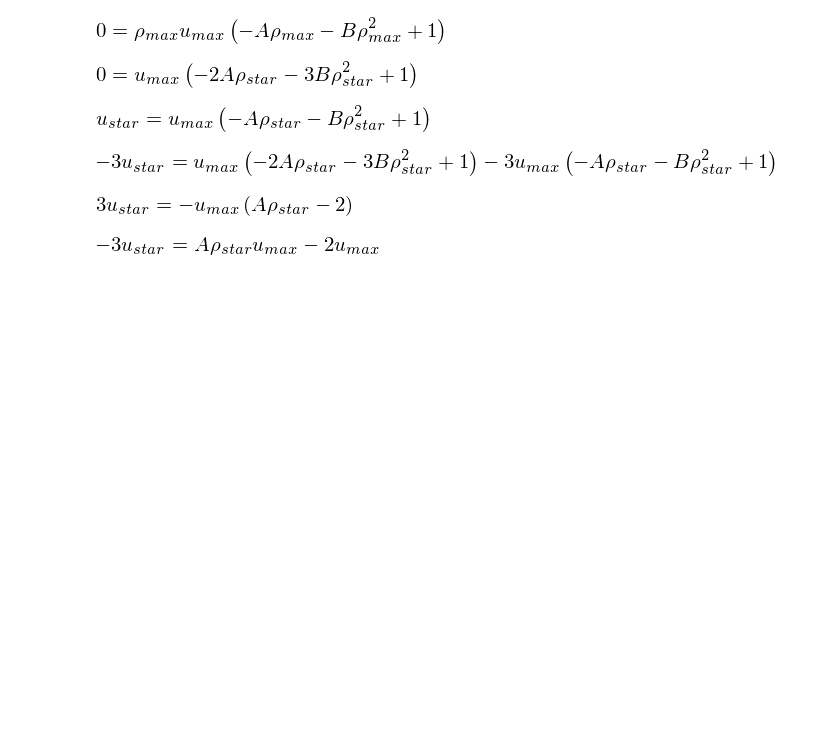
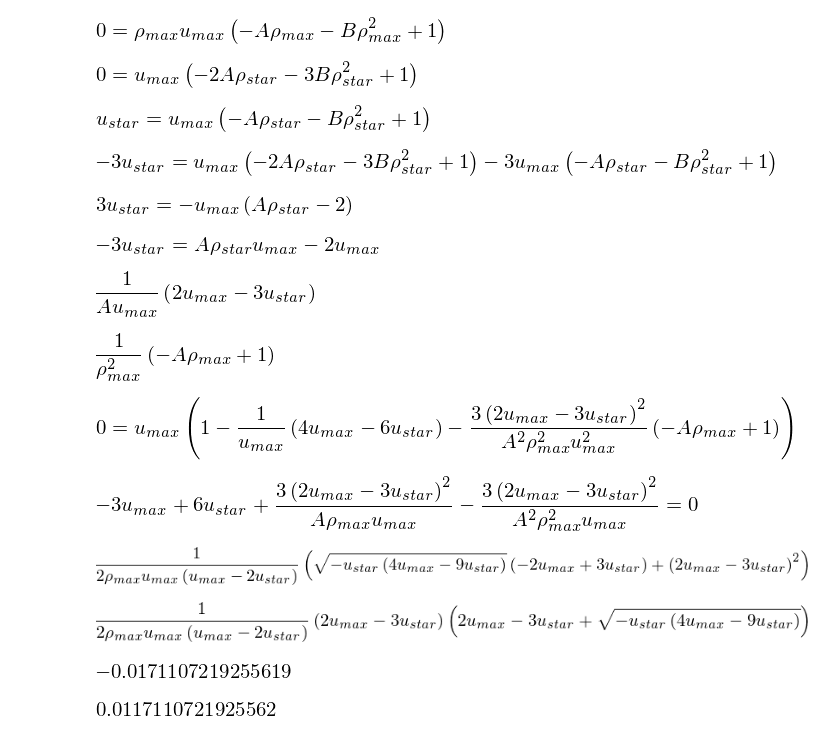
Before and after one commit to iamisrapel/MAE6286, a Jupyter notebook: 0303_sympy_solve_equitions.ipynb, the cells around one changed output. Drawn from its saved outputs; the diff is of its cells as text; code cells hidden in the pictures; blank space fills up the shorter version.

Commit message:
solve equations using sympy

```diff
--- a/0303_sympy_solve_equitions.ipynb
+++ b/0303_sympy_solve_equitions.ipynb
@@ -33,3 +33,9 @@ eq4.simplify()
 eq4.expand()
 # %% [output]
 [figure]
+# %%
+rho_sol = sympy.solve(eq4, rho_star)[0]
+# %%
+rho_sol
+# %% [output]
+[figure, added]
@@ -35,0 +44,13 @@ eq4.expand()
+# %%
+B_sol
+# %% [output]
+[figure, added]
+# %%
+quadA = eq2.subs([(rho_star, rho_sol), (B, B_sol)] )
+quadA
+# %% [output]
+[figure, added]
+# %%
+quadA.simplify()
+# %% [output]
+[figure, added]
@@ -35,0 +59,18 @@ eq4.expand()
+# %%
+A_sol[0]
+# %% [output]
+[figure, added]
+# %%
+A_sol[1]
+# %% [output]
+[figure, added]
+# %%
+aval = A_sol[0].evalf(subs = {u_star:0.7, u_max:1.0, rho_max:10})  #zhu yi da kuo hao, subs shi shenme yisi
+aval
+# %% [output]
+[figure, added]
+# %%
+bval = B_sol.evalf(subs={A:aval, rho_max:10})
+bval
+# %% [output]
+[figure, added]
```
Also changed, not shown: parts of 4 cells of this notebook.
